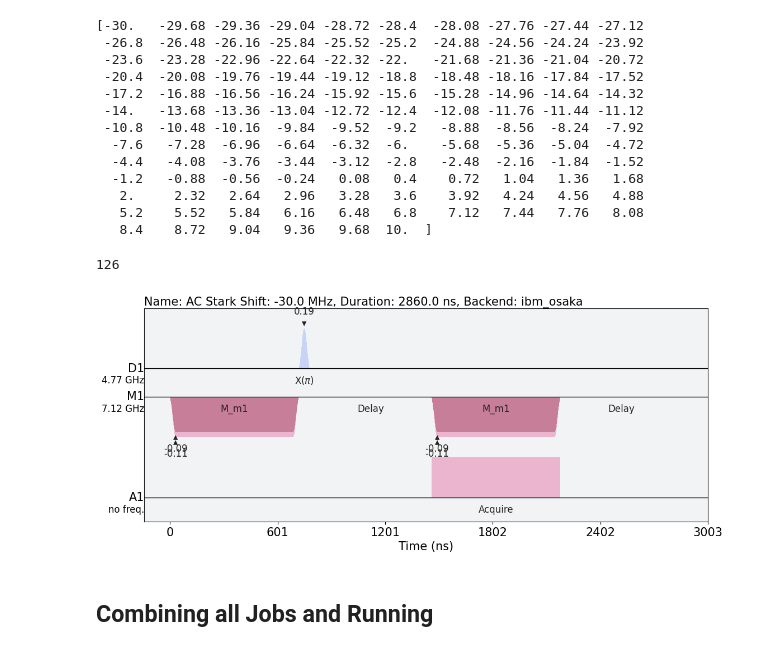
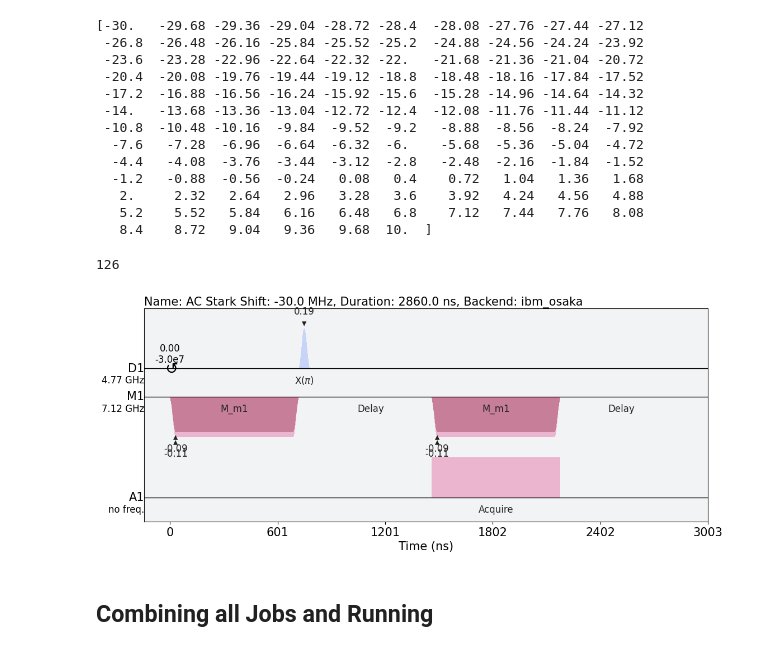
Before and after one commit to AnikenC/ReadoutWithRL, a Jupyter notebook: readoutWithRL/Experiments/chi_exp_osaka.ipynb, the cells around one changed output. Drawn from its saved outputs; the diff is of its cells as text; code cells hidden in the pictures.

```diff
--- a/readoutWithRL/Experiments/chi_exp_osaka.ipynb
+++ b/readoutWithRL/Experiments/chi_exp_osaka.ipynb
@@ -248,34 +248,35 @@ print(ac_freq_linspace/MHz)
 # %%
 ac_freq_jobs = []
 
 for freq_shift in ac_freq_linspace:
     with pulse.build(
         backend=backend,
         default_alignment='sequential',
         name=f'AC Stark Shift: {np.round(freq_shift/MHz, 1)} MHz'
     ) as ac_freq_sched:
         qubit_chan = pulse.drive_channel(qubit)
         meas_chan = pulse.measure_channel(qubit)
 
+        pulse.shift_frequency(freq_shift, qubit_chan)
         pulse.play(measure_pulse, meas_chan)
         pulse.play(x_pulse, qubit_chan)
         pulse.delay(reset_delay_dt, meas_chan)
         pulse.measure(qubit, pulse.MemorySlot(qubit))
 
     ac_freq_jobs.append(ac_freq_sched)
 
 print(len(ac_freq_jobs))
 
 ac_freq_jobs[0].draw(
     backend=backend,
     style=stylesheet.IQXDebugging(),
     show_framechange=True,
     show_waveform_info=True,
     show_barrier=True,
 )
 # %% [output]
 126
-[figure, old version]
+[figure, new version]
 # %% [markdown]
 ## Combining all Jobs and Running
 # %%
```
Also changed, not shown: parts of 2 cells of this notebook, 2 other files.
